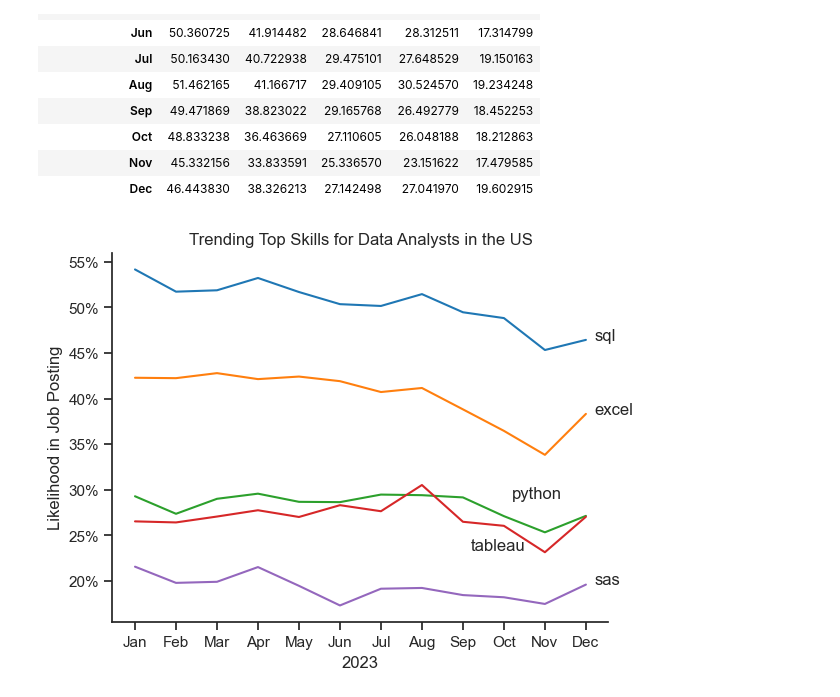
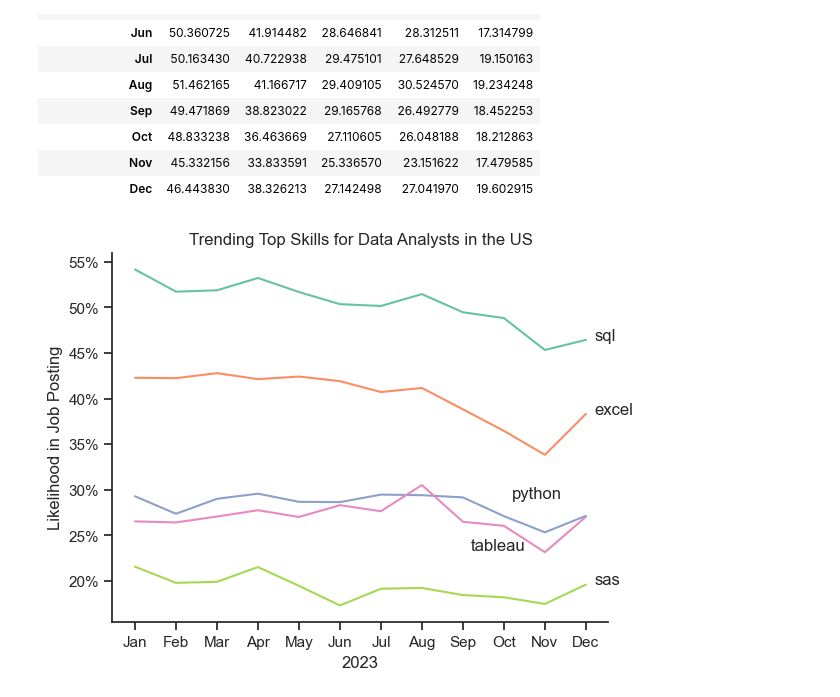
Before and after one commit to dylansti02/python_data_project, a Jupyter notebook: 3_project/3_skills_trend.ipynb, the cells around one changed output. Drawn from its saved outputs; the diff is of its cells as text; code cells hidden in the pictures.

```diff
--- a/3_project/3_skills_trend.ipynb
+++ b/3_project/3_skills_trend.ipynb
@@ -115,29 +115,29 @@ df_plot
 | Nov | 45.332156 | 33.833591 | 25.336570 | 23.151622 | 17.479585 |
 | Dec | 46.443830 | 38.326213 | 27.142498 | 27.041970 | 19.602915 |
 # %%
-sns.lineplot(data=df_plot, dashes=False, palette='tab10')
+sns.lineplot(data=df_plot, dashes=False, palette='Set2')
 sns.set_theme(style='ticks')
 
 plt.title('Trending Top Skills for Data Analysts in the US')
 plt.ylabel('Likelihood in Job Posting')
 plt.xlabel('2023')
 plt.legend().remove()
 
 from matplotlib.ticker import PercentFormatter
 
 ax=plt.gca()
 ax.yaxis.set_major_formatter(PercentFormatter(decimals=0))
 
 for i in range(5):
 
     if i==3:
          plt.text(9.2, df_plot.iloc[-1, i]+2, df_plot.columns[i])
     elif i==2:
          plt.text(8.2, df_plot.iloc[-1, i]-3.8, df_plot.columns[i])
     else:
         plt.text(11.2, df_plot.iloc[-1, i], df_plot.columns[i])
 
 
 sns.despine()
 # %% [output]
-[figure, old version]
+[figure, new version]
```
Also changed, not shown: 11 other files.
